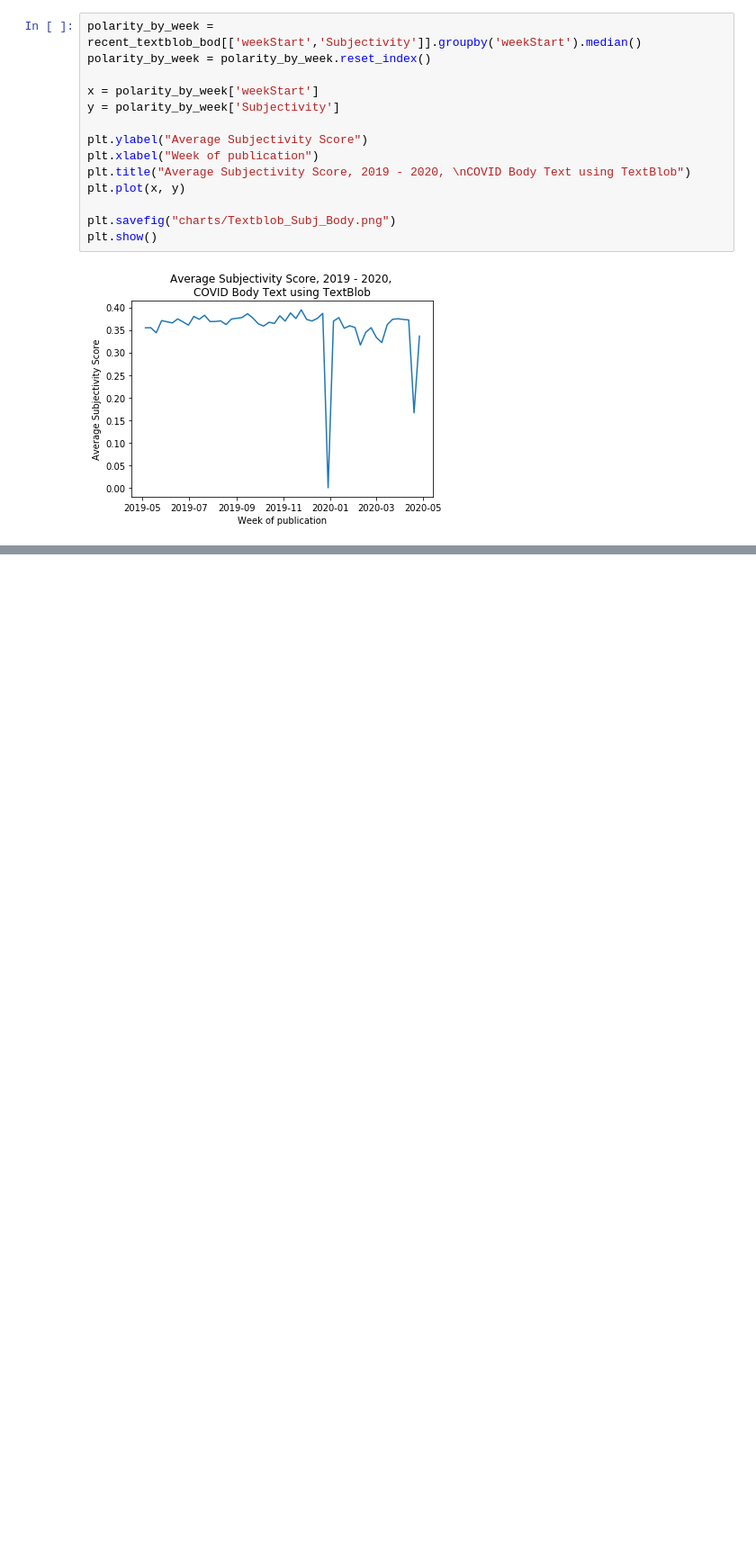
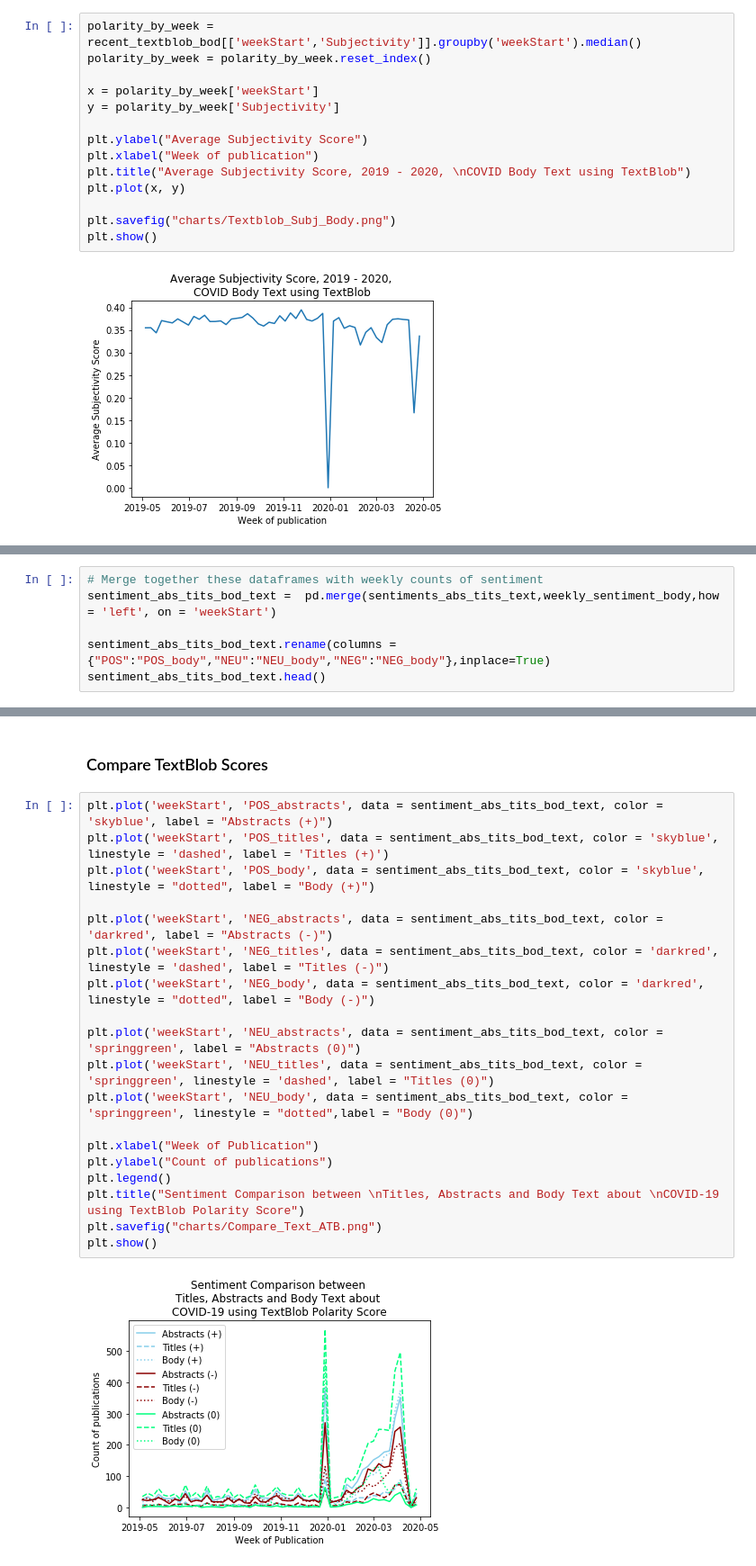
Before and after one commit to amandahutter/COVID-19-Kaggle-Analysis, a Jupyter notebook: CORD19-Analysis.ipynb, the cells around one changed output, grey strips where cells are left out. Shown at 90% size. Cells and saved outputs as stored; diff of their text form; blank space fills up the shorter version.

```diff
--- a/CORD19-Analysis.ipynb
+++ b/CORD19-Analysis.ipynb
@@ -2269,0 +2273,6 @@ plt.show()
+# %%
+# Merge together these dataframes with weekly counts of sentiment
+sentiment_abs_tits_bod_text =  pd.merge(sentiments_abs_tits_text,weekly_sentiment_body,how = 'left', on = 'weekStart')
+
+sentiment_abs_tits_bod_text.rename(columns = {"POS":"POS_body","NEU":"NEU_body","NEG":"NEG_body"},inplace=True)
+sentiment_abs_tits_bod_text.head()
@@ -2269,0 +2286,23 @@ plt.show()
+# %% [markdown]
+### Compare TextBlob Scores
+# %%
+plt.plot('weekStart', 'POS_abstracts', data = sentiment_abs_tits_bod_text, color = 'skyblue', label = "Abstracts (+)")
+plt.plot('weekStart', 'POS_titles', data = sentiment_abs_tits_bod_text, color = 'skyblue', linestyle = 'dashed', label = 'Titles (+)')
+plt.plot('weekStart', 'POS_body', data = sentiment_abs_tits_bod_text, color = 'skyblue', linestyle = "dotted", label = "Body (+)")
+
+plt.plot('weekStart', 'NEG_abstracts', data = sentiment_abs_tits_bod_text, color = 'darkred', label = "Abstracts (-)")
+plt.plot('weekStart', 'NEG_titles', data = sentiment_abs_tits_bod_text, color = 'darkred', linestyle = 'dashed', label = "Titles (-)")
+plt.plot('weekStart', 'NEG_body', data = sentiment_abs_tits_bod_text, color = 'darkred', linestyle = "dotted", label = "Body (-)")
+
+plt.plot('weekStart', 'NEU_abstracts', data = sentiment_abs_tits_bod_text, color = 'springgreen', label = "Abstracts (0)")
+plt.plot('weekStart', 'NEU_titles', data = sentiment_abs_tits_bod_text, color = 'springgreen', linestyle = 'dashed', label = "Titles (0)")
+plt.plot('weekStart', 'NEU_body', data = sentiment_abs_tits_bod_text, color = 'springgreen', linestyle = "dotted",label = "Body (0)")
+
+plt.xlabel("Week of Publication")
+plt.ylabel("Count of publications")
+plt.legend()
+plt.title("Sentiment Comparison between \nTitles, Abstracts and Body Text about \nCOVID-19 using TextBlob Polarity Score")
+plt.savefig("charts/Compare_Text_ATB.png")
+plt.show()
+# %% [output]
+[figure, added]
```
Also changed, not shown: parts of 12 cells of this notebook.
